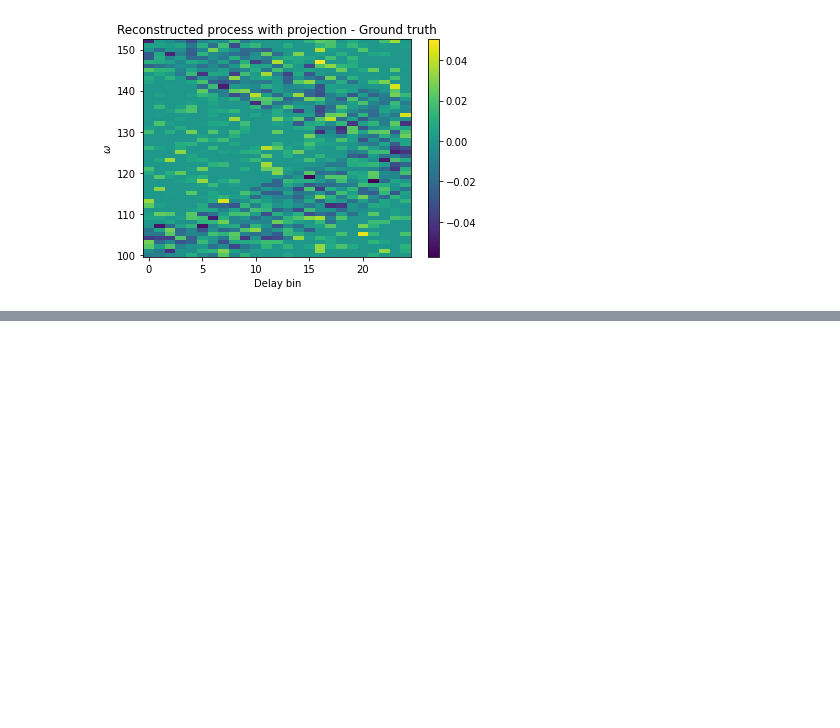
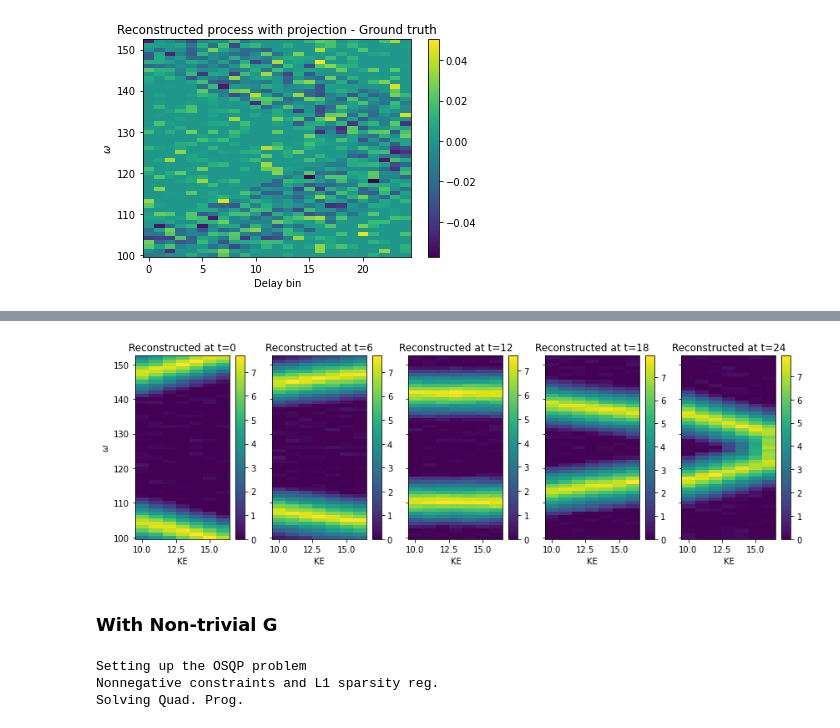
Before and after one commit to congzlwag/spook, a Jupyter notebook: spook/unittest/spsEncode.ipynb, the cells around one changed output, grey strips where cells are left out. Saved outputs shown, nothing was run; the diff lists cells and outputs as text; code cells hidden in the pictures; blank space fills up the shorter version.

```diff
--- a/spook/unittest/spsEncode.ipynb
+++ b/spook/unittest/spsEncode.ipynb
@@ -130,0 +137,19 @@ Text(0.5, 0, 'Delay bin')
+# %%
+Ns = 10000
+np.random.seed(2022)
+raw_spec_data = {}
+for i in range(Ns):
+    # random artificial photon spectrum
+    ai = np.random.rand(Nw) * 5
+    # random delay
+    di = np.random.rand()*tbins.ptp() + tbins.min()
+    jdelaybin = np.digitize(di, tbins)-1
+    # yield
+    yi = ai @ Xtrue[:,jdelaybin,:] + np.random.randn(Nb)*5
+    raw_spec_data[i] = (ai, di, yi)
+# %%
+B = {k: dat[-1] for k, dat in raw_spec_data.items()}
+A = {}
+for k, dat in raw_spec_data.items():
+    jdelaybin = np.digitize(dat[1], tbins) - 1
+    A[k] = (dat[0], jdelaybin)
@@ -130,0 +169,13 @@ Text(0.5, 0, 'Delay bin')
+# %%
+fig, axs = plt.subplots(1,5, sharey=True, figsize=(12,4))
+for ax, t in zip(axs, [0,6,12,18,Nt-1]):
+    im = ax.pcolormesh(baxis, waxis, X0[:,t,:], shading="nearest")
+    fig.colorbar(im, ax=ax)
+    ax.set_title(f"Reconstructed at t={t}")
+    ax.set_xlabel("KE")
+axs[0].set_ylabel("$\omega$")
+plt.tight_layout()
+# %% [output]
+[figure, added]
+# %% [markdown]
+### With Non-trivial G
@@ -130,0 +204,8 @@ Text(0.5, 0, 'Delay bin')
+# %%
+spk1 = SpookPosL1(B, A, "ADraw", G, lsparse=0.0, lsmooth=(0.,1e-2,1e-2))
+
+X1 = spk1.getXopt()
+# %% [output]
+Setting up the OSQP problem
+Nonnegative constraints and L1 sparsity reg.
+Solving Quad. Prog.
```
Also changed, not shown: parts of 30 cells of this notebook, 6 other files.
